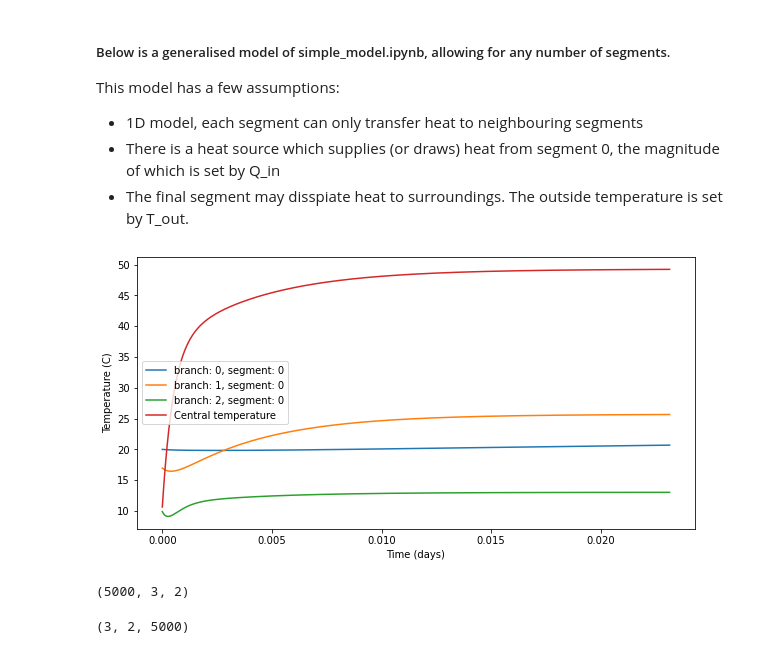
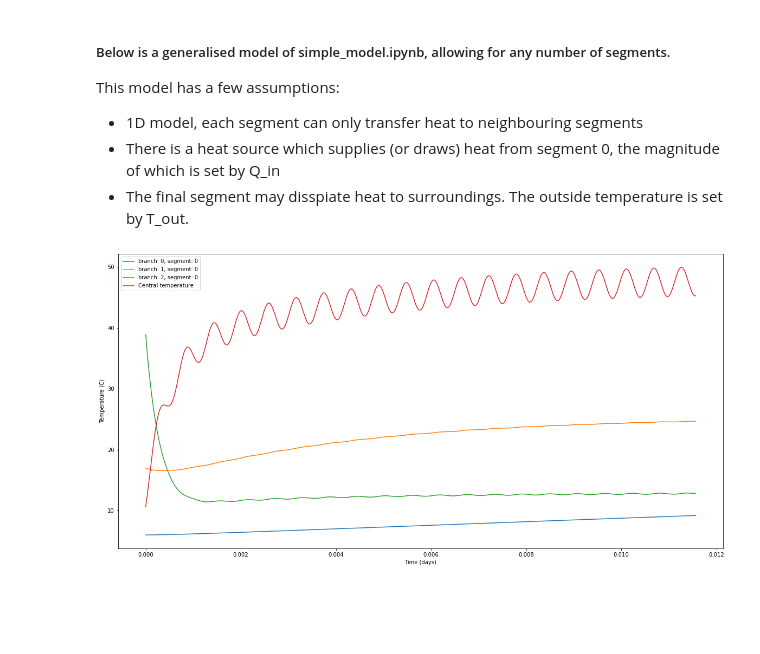
Before and after one commit to harry-rendell/building_simulation, a Jupyter notebook: general_NDmodel.ipynb, the cells around one changed output. Cells and saved outputs as stored; diff of their text form; code cells hidden in the pictures; blank space fills up the shorter version.

Commit message:
implementing sinusoidal heat source

```diff
--- a/general_NDmodel.ipynb
+++ b/general_NDmodel.ipynb
@@ -49,6 +49,8 @@ class system():
         ----------
         timestep : float
             Time interval between iterations
+        Q_in : float
+            Updated value of input heat
         """
         heat_flux = np.diff(np.hstack((self.T,self.T_out[:,np.newaxis])))*self.c
         net_heat_flux = np.diff(heat_flux)
@@ -80,16 +82,19 @@ class system():
             numpy array of temperatures for each segment, for each timestep
         """
         Ts = np.empty(shape=(iterations, self.n_br, self.n_seg))
+        Qs = []
         for i in range(iterations):
+            self.Q_in = 0.5 * ( 1 + 0.6*np.sin(2*np.pi*i/50.0)) # generalise this to any function or input data
             sys.update(timestep)
             Ts[i] = sys.T
+            Qs.append(self.Q_in)
 
         Ts = np.transpose(Ts,axes=(1,2,0)) # New shape has (n_branches, n_segments, n_iterations)
 
         if plot:
 
             time = np.linspace(0,iterations*timestep/(3600*24),iterations, endpoint=False)
-            fig, ax = plt.subplots(1,1, figsize=(10,5))
+            fig, ax = plt.subplots(1,1, figsize=(20,10))
             for i, T_br in enumerate(Ts):
                 for j, T_seg in enumerate(T_br[1:]):
                     ax.plot(time, T_seg, label='branch: {}, segment: {}'.format(i,j))
@@ -97,20 +102,20 @@ class system():
             ax.set(xlabel='Time (days)', ylabel='Temperature (C)')
             ax.legend()
 
-        return Ts
+        return Ts, Qs
 # %%
 # More complex example, 7 segments in series
 # k = [[6e5, 2.5e6], [1.5e7, 2.1e5], [6.5e6, 6.9e6]]
 # c = [[800.0, 500.0], [300.0, 150.0], [400.0, 1000.0]]
 k = [[1e6, 1e7], [1e5, 1e6], [1e8, 1e5]]
 c = [[1000.0, 1500.0], [2000.0, 3000.0], [500.0, 3000.0]]
-T = [[10.0, 20.0], [10.0, 17.0], [10.0, 10.0]] # first entry in each sub array must be the same, it is the temperature of the central node
+T = [[10.0, 6], [10.0, 17.0], [10.0, 40]] # first entry in each sub array must be the same, it is the temperature of the central node
 T_out = [5.0, 10.0, 7.0]
 heatinput = 0.5
 # Initialise class with system parameters
 sys = system(k, c, T, T_out, heatinput)
 
 # Run simulation. This recreates simple_model.ipynb showing that our generalised model works.
-Ts = sys.run(iterations=2000, timestep=1)
+Ts, Qs = sys.run(iterations=1000, timestep=1)
 # %% [output]
-[figure, old version]
+[figure, new version]
@@ -119,8 +121,0 @@ test = Ts.reshape((6,5000))
-# %%
-Ts.shape
-# %% [output]
-(5000, 3, 2)
-# %%
-np.transpose(Ts,axes=(1,2,0)).shape
-# %% [output]
-(3, 2, 5000)
```
Also changed, not shown: parts of 1 cell of this notebook.
